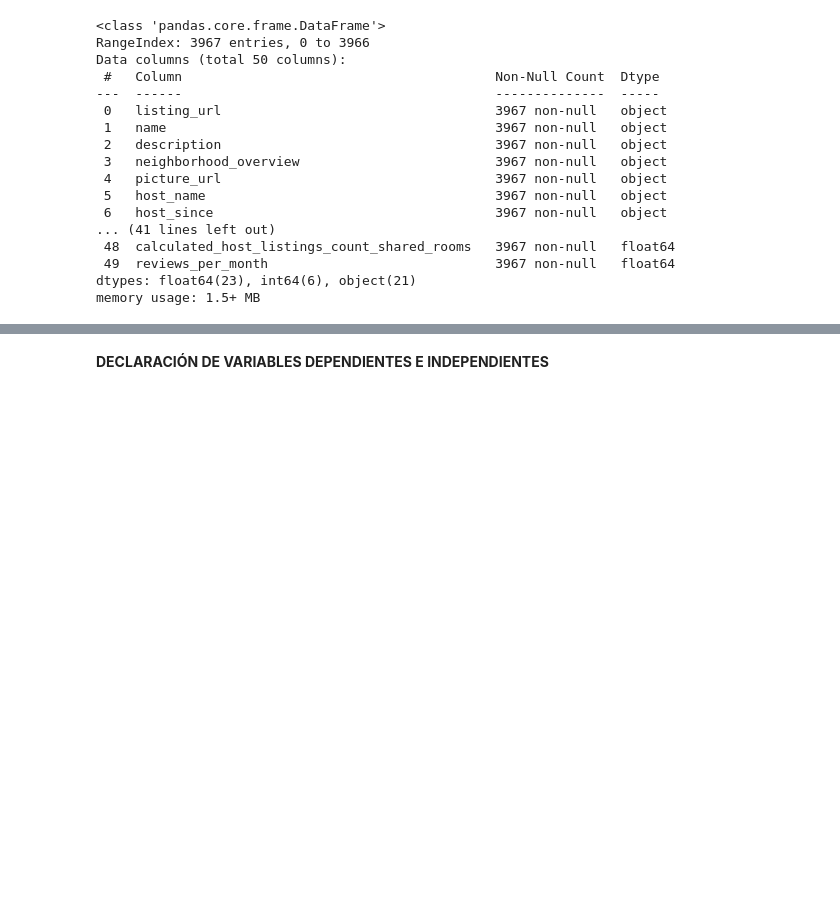
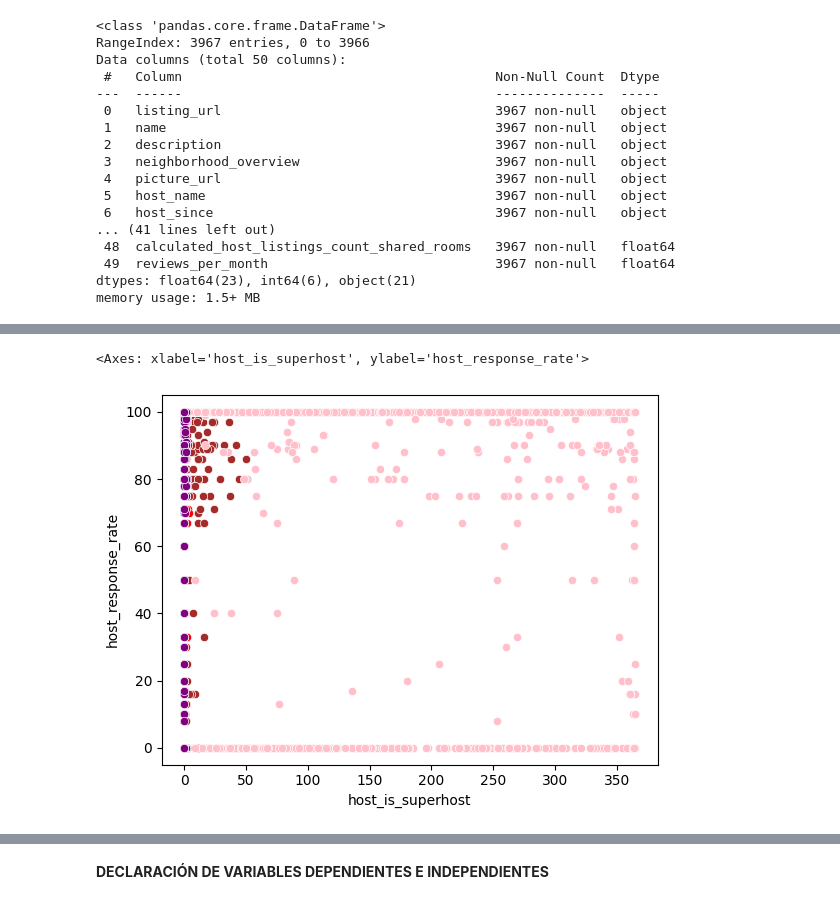
Before and after one commit to Joss-Y8/Regresion-Lineal-Simple-y-Multiple, a Jupyter notebook: Regresiones lineales/Victoria/multiple_victoria.ipynb, the cells around one changed output, grey strips where cells are left out. Saved outputs shown, nothing was run; the diff lists cells and outputs as text; code cells hidden in the pictures; blank space fills up the shorter version.

```diff
--- a/Regresiones lineales/Victoria/multiple_victoria.ipynb
+++ b/Regresiones lineales/Victoria/multiple_victoria.ipynb
@@ -130,0 +118,12 @@ See the caveats in the documentation: https://pandas.pydata.org/pandas-docs/stab
+# %%
+from turtle import color
+
+
+sns.scatterplot(x='host_is_superhost', y='host_response_rate', color="blue", data=f1)
+sns.scatterplot(x='reviews_per_month', y='host_response_rate', color="red", data=f1)
+sns.scatterplot(x='number_of_reviews_ltm', y='host_response_rate', color="brown", data=f1)
+sns.scatterplot(x='availability_365', y='host_response_rate', color="pink", data=f1)
+sns.scatterplot(x='number_of_reviews_l30d', y='host_response_rate', color="purple", data=f1)
+# %% [output]
+<Axes: xlabel='host_is_superhost', ylabel='host_response_rate'>
+[figure, added]
```
Also changed, not shown: parts of 89 cells of this notebook.
